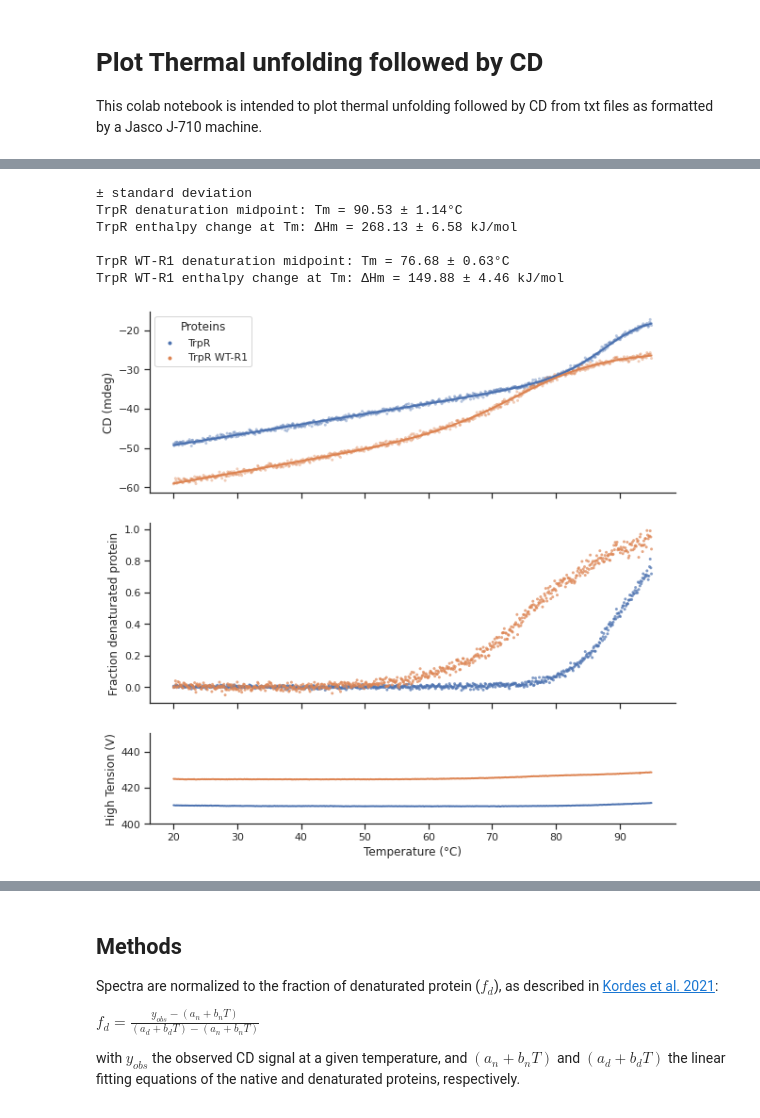
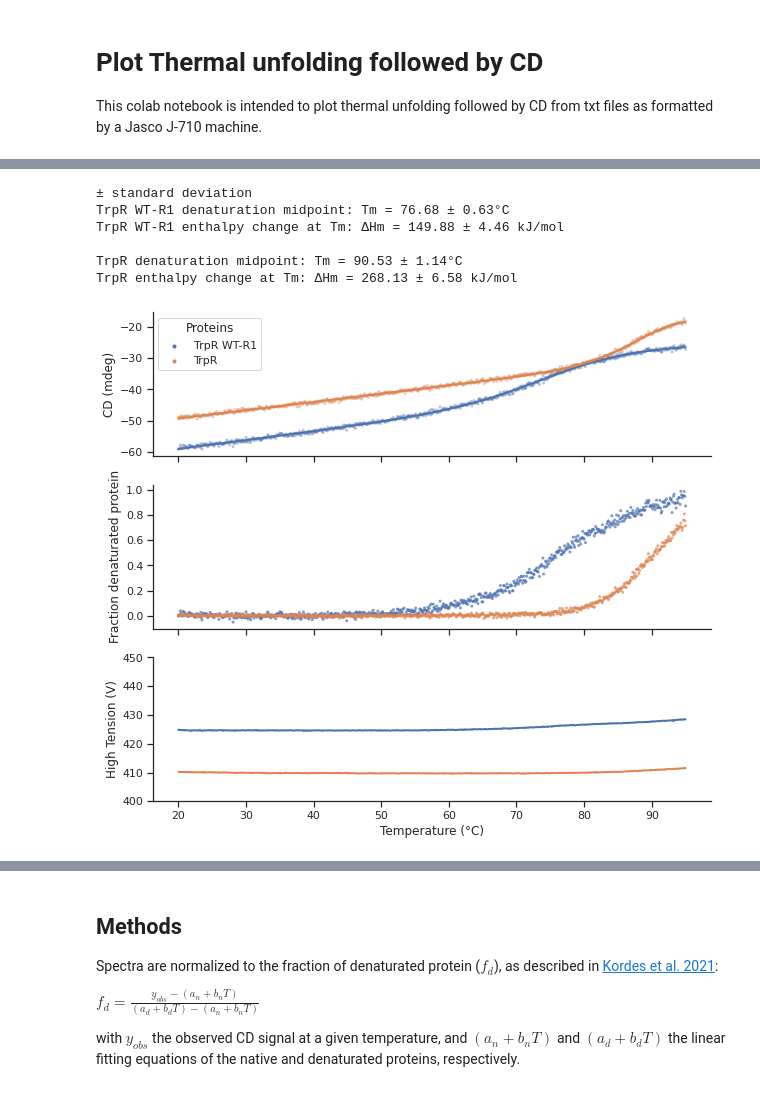
Before and after one commit to OLaprevote/experiment-utilities, a Jupyter notebook: plot_cd_tmelt.ipynb, the cells around one changed output, grey strips where cells are left out. Cells and saved outputs as stored; diff of their text form; code cells hidden in the pictures.

Commit message:
Update Tmelt plot with Julian ideas

```diff
--- a/plot_cd_tmelt.ipynb
+++ b/plot_cd_tmelt.ipynb
@@ -120,7 +120,8 @@ Saving 2022-05-13_tmelt_TrpR-WT-R1#001.txt to 2022-05-13_tmelt_TrpR-WT-R1#001.tx
 #@title Fill labels and show graph { vertical-output: true }
 #@markdown Enter the labels you'd want for each file in upload order, separated by a comma
 
-labels = "TrpR, TrpR WT-R1" #@param {type:"string"}
+labels = "TrpR WT-R1, TrpR" #@param {type:"string"}
+
 label_list = labels.split(', ')
 
 df_tm = pd.DataFrame()
@@ -129,50 +130,71 @@ for label, fpath in zip(label_list, fpath_list):
     df = df_tmelt(Path(fpath))
 
     # Fit options and their covariance
     popt, pcov = curve_fit(f=tmelt_law,
                     xdata=list(df['Temperature (°C)']),
                     ydata=list(df['CD (mdeg)']),
                     p0=[-100, 0.1, -30, 0.1, 340, -300])
     # Standard error of each options
     perr = np.sqrt(np.diag(pcov))
 
     df['Fraction denaturated protein'] = normalize_fraction_denatur(df, popt)
     df['Fit'] = tmelt_law(df['Temperature (°C)'], *popt)
     df['Proteins'] = label
     df_tm = df_tm.append(df, ignore_index=True)
 
     print(f'{label} denaturation midpoint: Tm = {popt[4]-constants.zero_Celsius:.2f}'
           f' ± {perr[4]:.2f}°C\n'
           f'{label} enthalpy change at Tm: ΔHm = {np.abs(popt[5]):.2f}'
           f' ± {perr[5]:.2f} kJ/mol\n')
 
 
 # Plot
-fig, ax = plt.subplots(3, figsize=(10, 10), sharex=True,
-                      gridspec_kw={'height_ratios': [2, 2, 1]})
-params = dict(x='Temperature (°C)', data=df_tm, hue='Proteins')
-# CD raw data
-sns.scatterplot(**params, y='CD (mdeg)', ax=ax[0], alpha=0.4, linewidth=0)
-sns.lineplot(**params, y='Fit', ax=ax[0], legend=False)
+plot_dict = dict(
+    plot_cd = True #@param {type:"boolean"}
+    ,
+    plot_denat_fraction = True #@param {type:"boolean"}
+    ,
+    plot_high_tension = True #@param {type:"boolean"}
+)
 
-# CD fit
-sns.scatterplot(**params, y='Fraction denaturated protein', ax=ax[1],
-               alpha=0.7, legend=False, linewidth=0)
+bool_to_columns = dict(plot_cd='CD (mdeg)',
+                       plot_denat_fraction='Fraction denaturated protein',
+                       plot_high_tension='HT (V)')
 
-# Voltage
-sns.lineplot(**params, y='HT (V)', ax=ax[2], legend=False)
-ax[2].set_ylim(bottom=400, top=450)
-ax[2].set_ylabel('High Tension (V)')
+plot_columns = [bool_to_columns[key] for key in plot_dict.keys() if plot_dict[key]]
+num_plots = len(plot_columns)
+
+fig, ax = plt.subplots(num_plots, figsize=(10, 3*num_plots), sharex=True,
+                    gridspec_kw={'height_ratios': [2 for p in plot_columns]})
+
+if len(plot_columns) == 1: ax = [ax] # Otherwise ax is not iterable
+
+for i, column in enumerate(plot_columns):
+    params = dict(x='Temperature (°C)', data=df_tm, hue='Proteins', ax=ax[i])
+    # CD raw data
+    if column == 'CD (mdeg)':
+        sns.scatterplot(**params, y=column, alpha=0.4, linewidth=0)
+        sns.lineplot(**params, y='Fit', legend=False)
+
+    # CD fit
+    if column == 'Fraction denaturated protein':
+        sns.scatterplot(**params, y=column, alpha=0.7, legend=False, linewidth=0)
+
+    # Voltage
+    if column == 'HT (V)':
+        sns.lineplot(**params, y=column, legend=False)
+        ax[i].set_ylim(bottom=400, top=450)
+        ax[i].set_ylabel('High Tension (V)')
 
 sns.despine()
 # %% [output]
 ± standard deviation
+TrpR WT-R1 denaturation midpoint: Tm = 76.68 ± 0.63°C
+TrpR WT-R1 enthalpy change at Tm: ΔHm = 149.88 ± 4.46 kJ/mol
+
 TrpR denaturation midpoint: Tm = 90.53 ± 1.14°C
 TrpR enthalpy change at Tm: ΔHm = 268.13 ± 6.58 kJ/mol
-
-TrpR WT-R1 denaturation midpoint: Tm = 76.68 ± 0.63°C
-TrpR WT-R1 enthalpy change at Tm: ΔHm = 149.88 ± 4.46 kJ/mol
-[figure, old version]
+[figure, new version]
 # %%
 #@title Download graph
 format = 'pdf' #@param ['emf', 'eps', 'pdf', 'png', 'ps', 'raw', 'rgba', 'svg', 'svgz']
```
Also changed, not shown: parts of 2 cells of this notebook.
